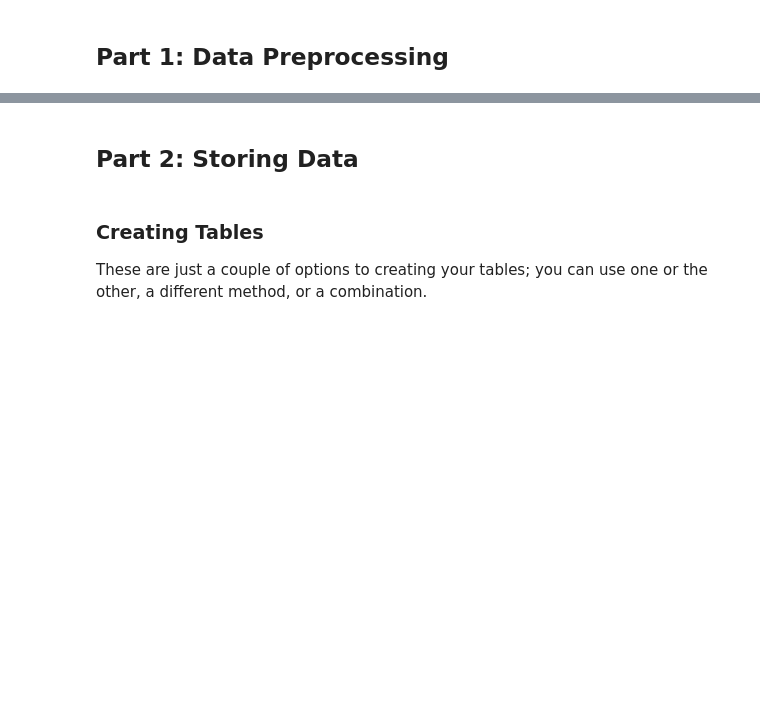
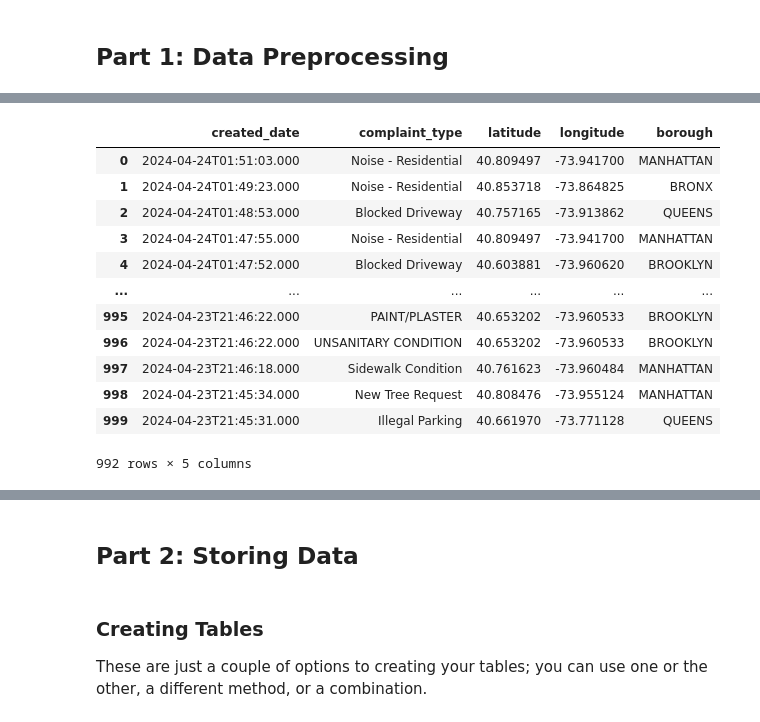
Before and after one commit to alexnaef/Tools-for-Analytics-Final-Project, a Jupyter notebook: Project Template.ipynb, the cells around one changed output, grey strips where cells are left out. Drawn from its saved outputs; the diff is of its cells as text; code cells hidden in the pictures; blank space fills up the shorter version.

```diff
--- a/Project Template.ipynb
+++ b/Project Template.ipynb
@@ -85,4 +118,44 @@ def load_and_clean_zipcodes(zipcode_datafile):
 # %%
-def download_and_clean_311_data():
-    raise NotImplementedError()
+import requests
+import os
+from pathlib import Path
+
+data_dir = Path("data")
+data_dir.mkdir(exist_ok=True)
+application_token = os.getenv(NYC_DATA_APP_TOKEN)
+url_311 = "https://data.cityofnewyork.us/resource/erm2-nwe9.json"
+
+def download_and_clean_311_data(_331_datafile):
+    headers = {"X-App-Token": NYC_DATA_APP_TOKEN}
+    response = requests.get(url_311, headers=headers)
+    response.raise_for_status()
+
+    filename_311 = data_dir / "311_data.json"
+    with open(filename_311, "w") as f:
+        f.write(response.text)
+
+    data_311 = pd.read_json(filename_311)
+    keep_columns = ["created_date", "complaint_type", "latitude", "longitude", "borough"]
+    data_311 = data_311[keep_columns]
+    data_311 = data_311.dropna()
+    data_311.columns = data_311.columns.str.strip().str.lower()  # Standardize column names
+
+    return data_311
+_311_datafile = 'data/311_data.json'
+df_311 = download_and_clean_311_data(_311_datafile)
+df_311
+# %% [output]
+|  | created_date | complaint_type | latitude | longitude | borough |
+| 0 | 2024-04-24T01:51:03.000 | Noise - Residential | 40.809497 | -73.941700 | MANHATTAN |
+| 1 | 2024-04-24T01:49:23.000 | Noise - Residential | 40.853718 | -73.864825 | BRONX |
+| 2 | 2024-04-24T01:48:53.000 | Blocked Driveway | 40.757165 | -73.913862 | QUEENS |
+| 3 | 2024-04-24T01:47:55.000 | Noise - Residential | 40.809497 | -73.941700 | MANHATTAN |
+| 4 | 2024-04-24T01:47:52.000 | Blocked Driveway | 40.603881 | -73.960620 | BROOKLYN |
+| ... | ... | ... | ... | ... | ... |
+| 995 | 2024-04-23T21:46:22.000 | PAINT/PLASTER | 40.653202 | -73.960533 | BROOKLYN |
+| 996 | 2024-04-23T21:46:22.000 | UNSANITARY CONDITION | 40.653202 | -73.960533 | BROOKLYN |
+| 997 | 2024-04-23T21:46:18.000 | Sidewalk Condition | 40.761623 | -73.960484 | MANHATTAN |
+| 998 | 2024-04-23T21:45:34.000 | New Tree Request | 40.808476 | -73.955124 | MANHATTAN |
+| 999 | 2024-04-23T21:45:31.000 | Illegal Parking | 40.661970 | -73.771128 | QUEENS |
+992 rows × 5 columns
 # %%
```
Also changed, not shown: parts of 16 cells of this notebook.
